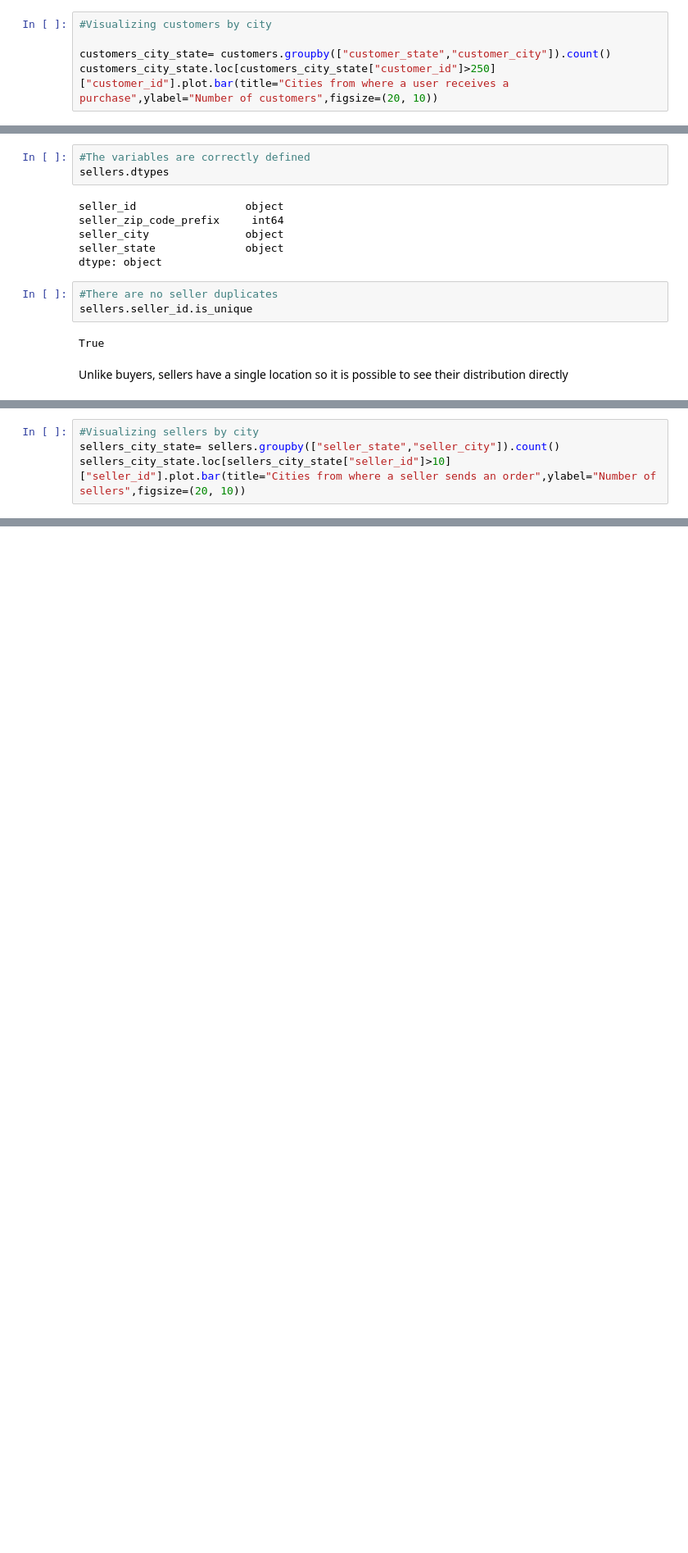
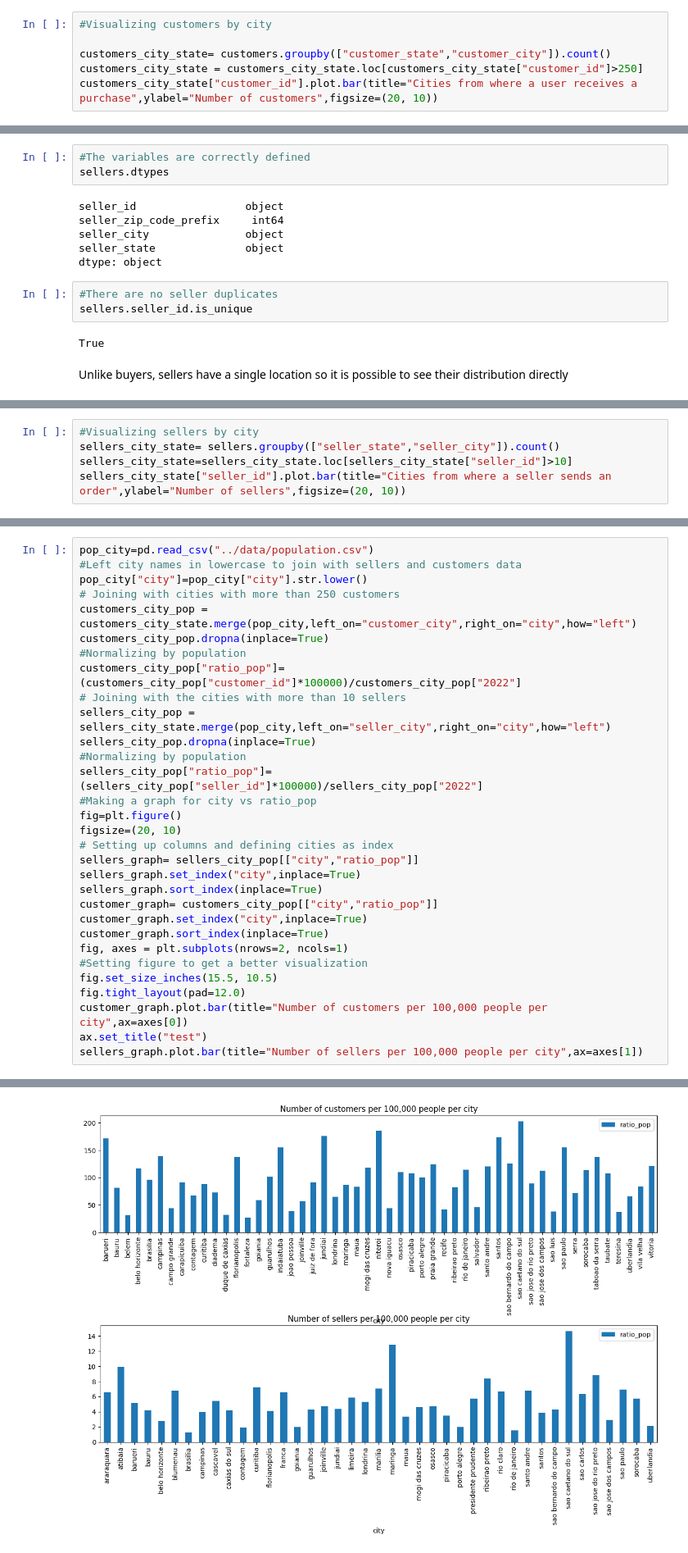
Before and after one commit to lpenuelac/lpenuelac.github.io, a Jupyter notebook: notebook/Project.ipynb, the cells around one changed output, grey strips where cells are left out. Shown at 82% size. Drawn from its saved outputs; the diff is of its cells as text; blank space fills up the shorter version.

```diff
--- a/notebook/Project.ipynb
+++ b/notebook/Project.ipynb
@@ -223,5 +226,6 @@ For this case, it is observed that the SP (São Paulo) state is where more order
 #Visualizing customers by city
 
 customers_city_state= customers.groupby(["customer_state","customer_city"]).count()
-customers_city_state.loc[customers_city_state["customer_id"]>250]["customer_id"].plot.bar(title="Cities from where a user receives a purchase",ylabel="Number of customers",figsize=(20, 10))
+customers_city_state = customers_city_state.loc[customers_city_state["customer_id"]>250]
+customers_city_state["customer_id"].plot.bar(title="Cities from where a user receives a purchase",ylabel="Number of customers",figsize=(20, 10))
 # %% [output]
@@ -280,5 +284,6 @@ for idx, row in seller_customers.iterrows():
 # %%
 #Visualizing sellers by city
 sellers_city_state= sellers.groupby(["seller_state","seller_city"]).count()
-sellers_city_state.loc[sellers_city_state["seller_id"]>10]["seller_id"].plot.bar(title="Cities from where a seller sends an order",ylabel="Number of sellers",figsize=(20, 10))
+sellers_city_state=sellers_city_state.loc[sellers_city_state["seller_id"]>10]
+sellers_city_state["seller_id"].plot.bar(title="Cities from where a seller sends an order",ylabel="Number of sellers",figsize=(20, 10))
 # %% [output]
@@ -288,0 +297,32 @@ It is interesting because we also have the state of SP and the city of Sao Paulo
+# %%
+pop_city=pd.read_csv("../data/population.csv")
+#Left city names in lowercase to join with sellers and customers data
+pop_city["city"]=pop_city["city"].str.lower()
+# Joining with cities with more than 250 customers
+customers_city_pop = customers_city_state.merge(pop_city,left_on="customer_city",right_on="city",how="left")
+customers_city_pop.dropna(inplace=True)
+#Normalizing by population
+customers_city_pop["ratio_pop"]=(customers_city_pop["customer_id"]*100000)/customers_city_pop["2022"]
+# Joining with the cities with more than 10 sellers
+sellers_city_pop = sellers_city_state.merge(pop_city,left_on="seller_city",right_on="city",how="left")
+sellers_city_pop.dropna(inplace=True)
+#Normalizing by population
+sellers_city_pop["ratio_pop"]=(sellers_city_pop["seller_id"]*100000)/sellers_city_pop["2022"]
+#Making a graph for city vs ratio_pop
+fig=plt.figure()
+figsize=(20, 10)
+# Setting up columns and defining cities as index
+sellers_graph= sellers_city_pop[["city","ratio_pop"]]
+sellers_graph.set_index("city",inplace=True)
+sellers_graph.sort_index(inplace=True)
+customer_graph= customers_city_pop[["city","ratio_pop"]]
+customer_graph.set_index("city",inplace=True)
+customer_graph.sort_index(inplace=True)
+fig, axes = plt.subplots(nrows=2, ncols=1)
+#Setting figure to get a better visualization
+fig.set_size_inches(15.5, 10.5)
+fig.tight_layout(pad=12.0)
+customer_graph.plot.bar(title="Number of customers per 100,000 people per city",ax=axes[0])
+ax.set_title("test")
+sellers_graph.plot.bar(title="Number of sellers per 100,000 people per city",ax=axes[1])
+# %% [output]
@@ -288,0 +331 @@ It is interesting because we also have the state of SP and the city of Sao Paulo
+[figure, added]
```
Also changed, not shown: parts of 33 cells of this notebook, 2 other files.
